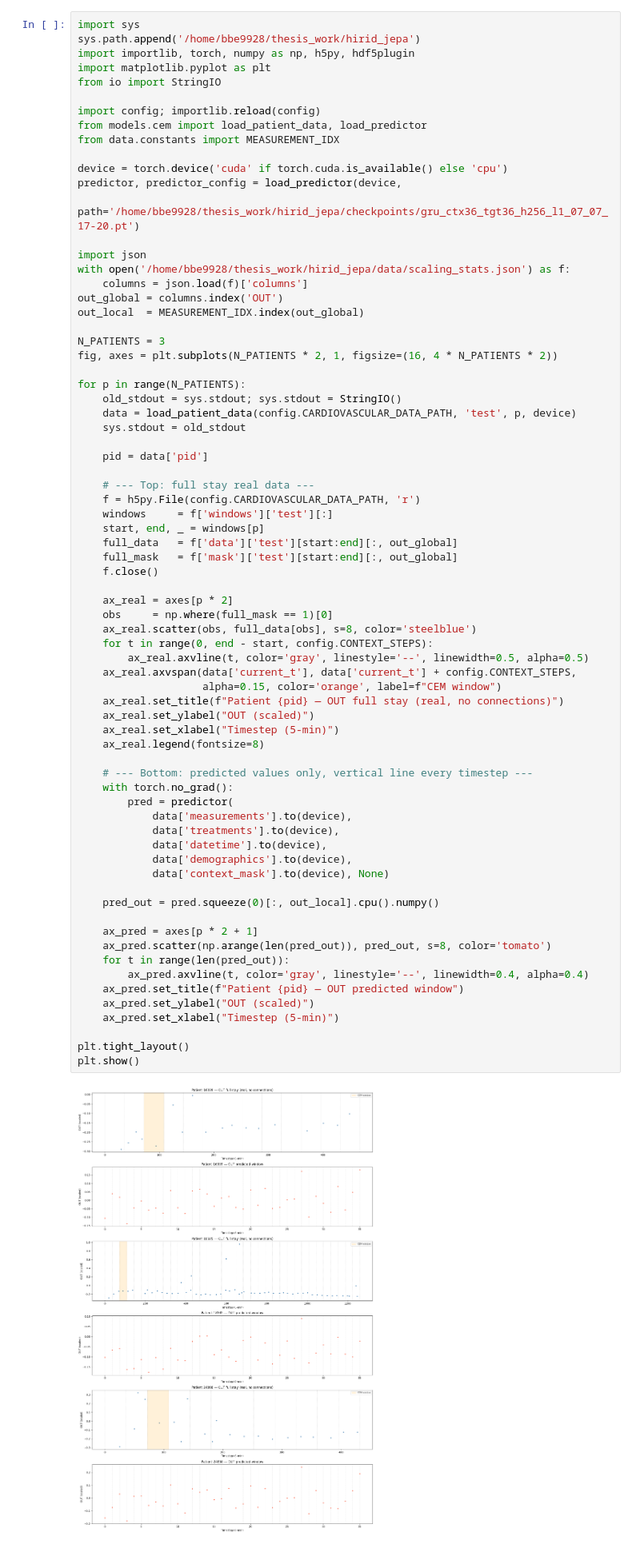
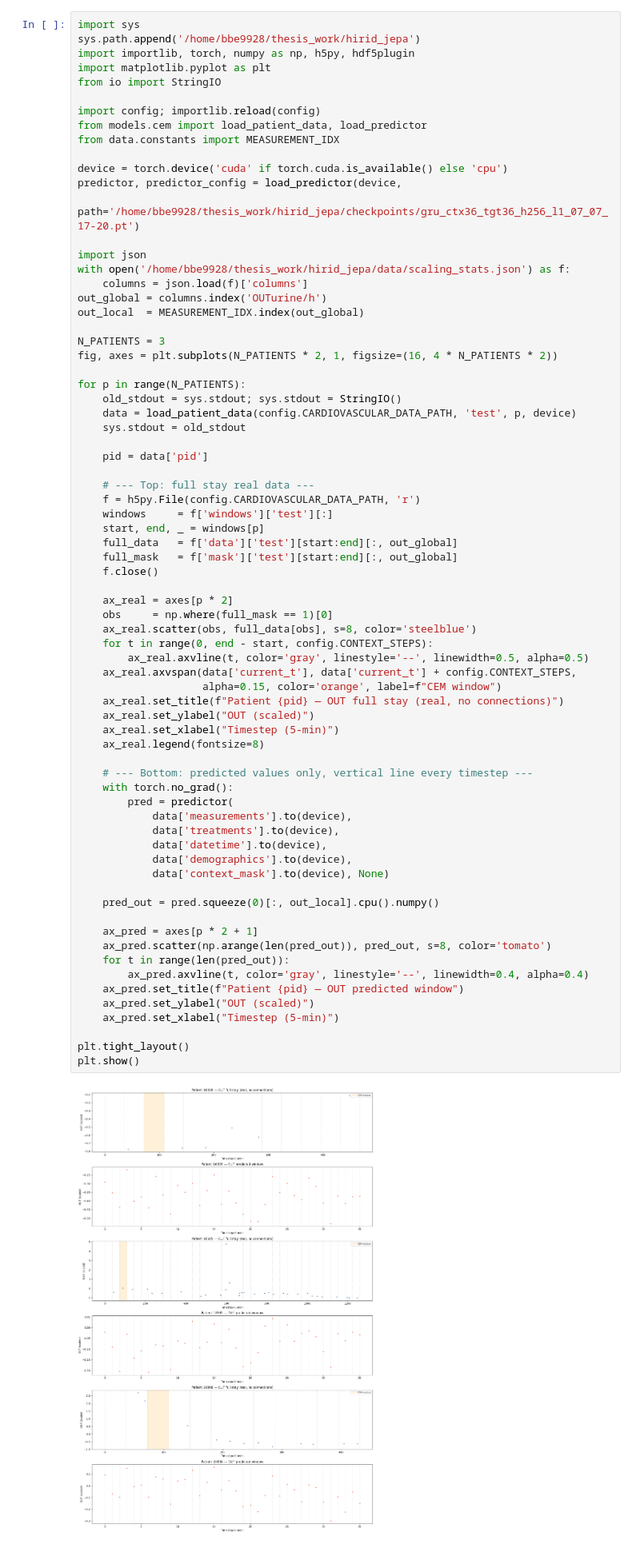
Before and after one commit to david-ege/Exploring-World-Models-for-Virtual-Patient-Simulation-in-Critical-Care, a Jupyter notebook: common_stage_exploration.ipynb, the cells around one changed output. Shown at 80% size. Cells and saved outputs as stored; diff of their text form.

```diff
--- a/common_stage_exploration.ipynb
+++ b/common_stage_exploration.ipynb
@@ -2502,7 +2888,7 @@ predictor, predictor_config = load_predictor(device,
 import json
 with open('/home/bbe9928/thesis_work/hirid_jepa/data/scaling_stats.json') as f:
     columns = json.load(f)['columns']
-out_global = columns.index('OUT')
+out_global = columns.index('OUTurine/h')
 out_local  = MEASUREMENT_IDX.index(out_global)
 
 N_PATIENTS = 3
@@ -2530,31 +2916,31 @@ for p in range(N_PATIENTS):
         ax_real.axvline(t, color='gray', linestyle='--', linewidth=0.5, alpha=0.5)
     ax_real.axvspan(data['current_t'], data['current_t'] + config.CONTEXT_STEPS,
                     alpha=0.15, color='orange', label=f"CEM window")
     ax_real.set_title(f"Patient {pid} — OUT full stay (real, no connections)")
     ax_real.set_ylabel("OUT (scaled)")
     ax_real.set_xlabel("Timestep (5-min)")
     ax_real.legend(fontsize=8)
 
     # --- Bottom: predicted values only, vertical line every timestep ---
     with torch.no_grad():
         pred = predictor(
             data['measurements'].to(device),
             data['treatments'].to(device),
             data['datetime'].to(device),
             data['demographics'].to(device),
             data['context_mask'].to(device), None)
 
     pred_out = pred.squeeze(0)[:, out_local].cpu().numpy()
 
     ax_pred = axes[p * 2 + 1]
     ax_pred.scatter(np.arange(len(pred_out)), pred_out, s=8, color='tomato')
     for t in range(len(pred_out)):
         ax_pred.axvline(t, color='gray', linestyle='--', linewidth=0.4, alpha=0.4)
     ax_pred.set_title(f"Patient {pid} — OUT predicted window")
     ax_pred.set_ylabel("OUT (scaled)")
     ax_pred.set_xlabel("Timestep (5-min)")
 
 plt.tight_layout()
 plt.show()
 # %% [output]
-[figure, old version]
+[figure, new version]
```
Also changed, not shown: parts of 10 cells of this notebook, 16 other files.
